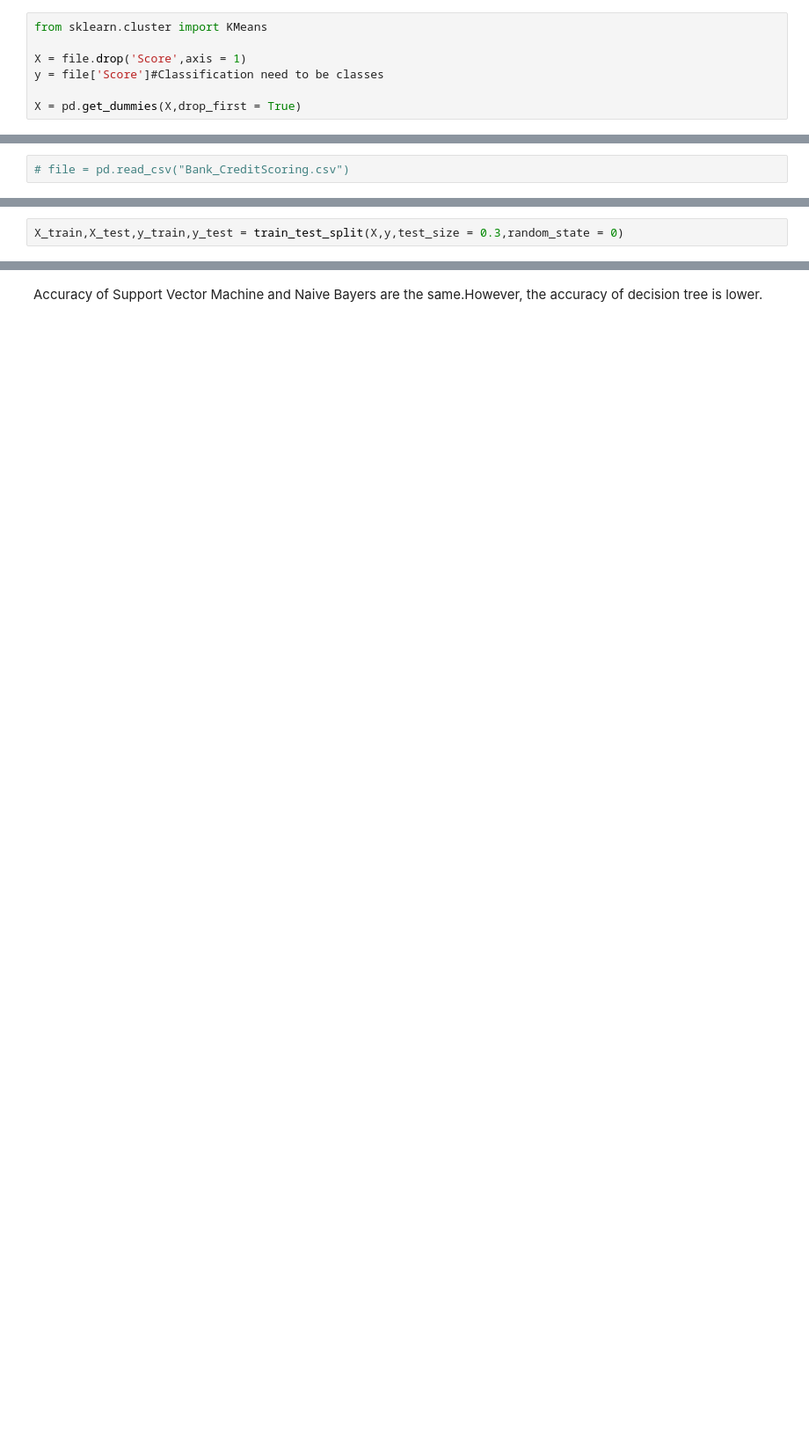
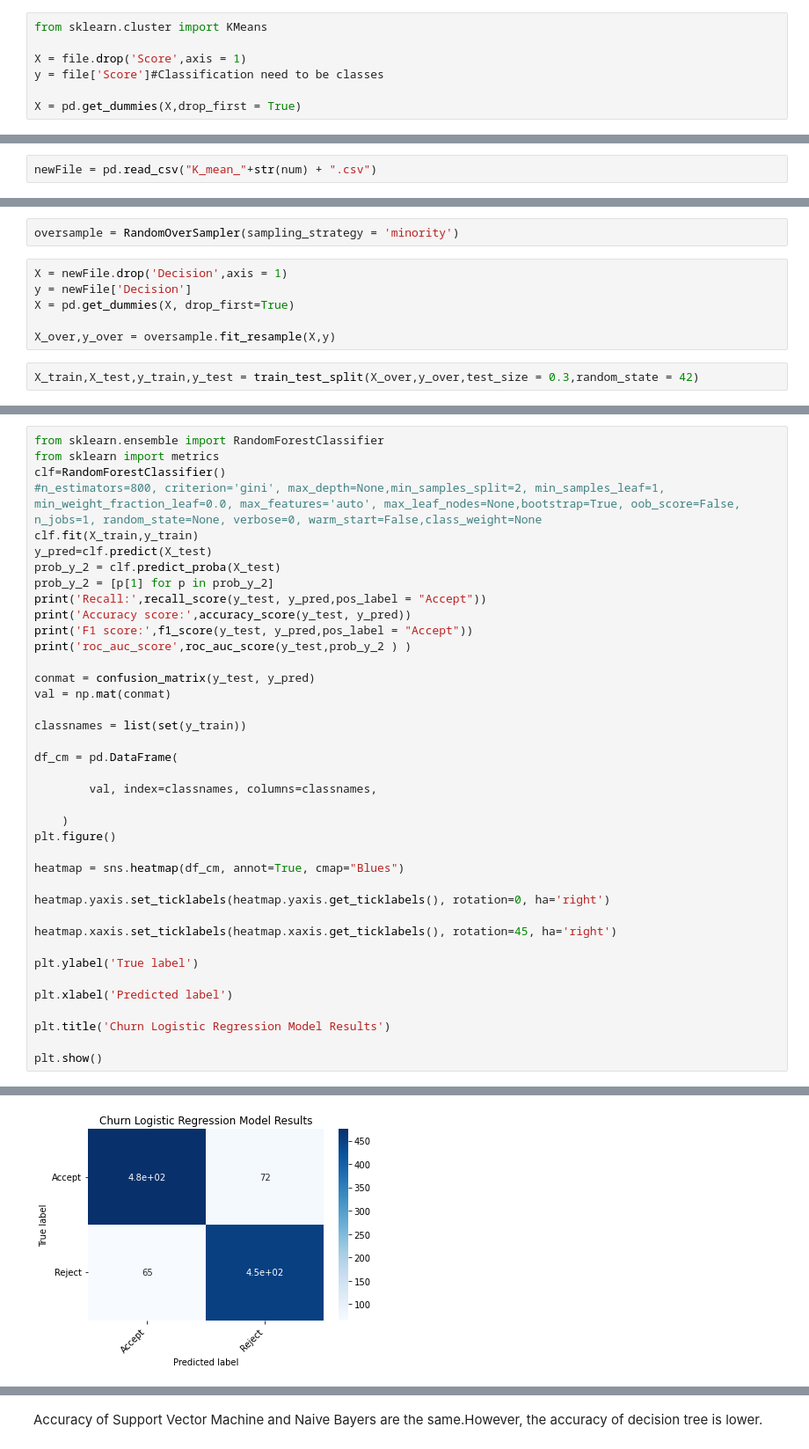
Before and after one commit to adeline0320/heroku-q3-ai, a Jupyter notebook: ProjectQ3.ipynb, the cells around one changed output, grey strips where cells are left out. Shown at 88% size. Saved outputs shown, nothing was run; the diff lists cells and outputs as text; blank space fills up the shorter version.

```diff
--- a/ProjectQ3.ipynb
+++ b/ProjectQ3.ipynb
@@ -159,2 +113,2 @@ from sklearn.compose import ColumnTransformer
 # %%
-# file = pd.read_csv("Bank_CreditScoring.csv")
+newFile = pd.read_csv("K_mean_"+str(num) + ".csv")
@@ -171,2 +115,10 @@ X = ct.fit_transform(X)
+# %%
+oversample = RandomOverSampler(sampling_strategy = 'minority')
+# %%
+X = newFile.drop('Decision',axis = 1)
+y = newFile['Decision']
+X = pd.get_dummies(X, drop_first=True)
+
+X_over,y_over = oversample.fit_resample(X,y)
 # %%
-X_train,X_test,y_train,y_test = train_test_split(X,y,test_size = 0.3,random_state = 0)
+X_train,X_test,y_train,y_test = train_test_split(X_over,y_over,test_size = 0.3,random_state = 42)
@@ -245,0 +125,40 @@ Confusion Matrix of SVM is [[536   0]
+# %%
+from sklearn.ensemble import RandomForestClassifier
+from sklearn import metrics
+clf=RandomForestClassifier()
+#n_estimators=800, criterion='gini', max_depth=None,min_samples_split=2, min_samples_leaf=1, min_weight_fraction_leaf=0.0, max_features='auto', max_leaf_nodes=None,bootstrap=True, oob_score=False, n_jobs=1, random_state=None, verbose=0, warm_start=False,class_weight=None
+clf.fit(X_train,y_train)
+y_pred=clf.predict(X_test)
+prob_y_2 = clf.predict_proba(X_test)
+prob_y_2 = [p[1] for p in prob_y_2]
+print('Recall:',recall_score(y_test, y_pred,pos_label = "Accept"))
+print('Accuracy score:',accuracy_score(y_test, y_pred))
+print('F1 score:',f1_score(y_test, y_pred,pos_label = "Accept"))
+print('roc_auc_score',roc_auc_score(y_test,prob_y_2 ) )
+
+conmat = confusion_matrix(y_test, y_pred)
+val = np.mat(conmat)
+
+classnames = list(set(y_train))
+
+df_cm = pd.DataFrame(
+
+        val, index=classnames, columns=classnames,
+
+    )
+plt.figure()
+
+heatmap = sns.heatmap(df_cm, annot=True, cmap="Blues")
+
+heatmap.yaxis.set_ticklabels(heatmap.yaxis.get_ticklabels(), rotation=0, ha='right')
+
+heatmap.xaxis.set_ticklabels(heatmap.xaxis.get_ticklabels(), rotation=45, ha='right')
+
+plt.ylabel('True label')
+
+plt.xlabel('Predicted label')
+
+plt.title('Churn Logistic Regression Model Results')
+
+plt.show()
+# %% [output]
@@ -245,0 +169 @@ Confusion Matrix of SVM is [[536   0]
+[figure, added]
```
Also changed, not shown: parts of 43 cells of this notebook, 9 other files.
